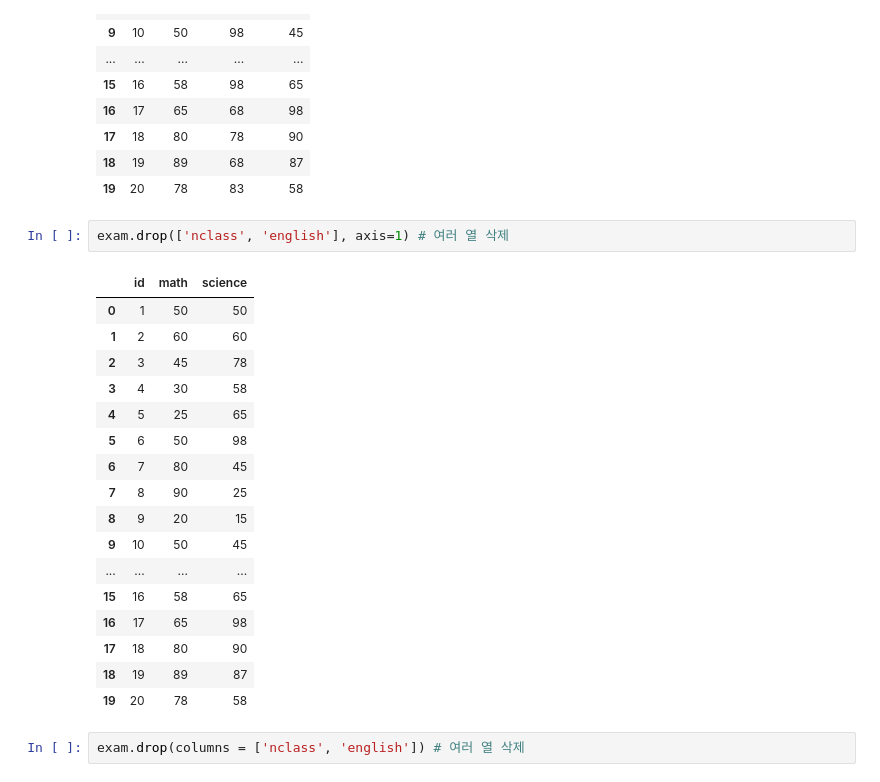
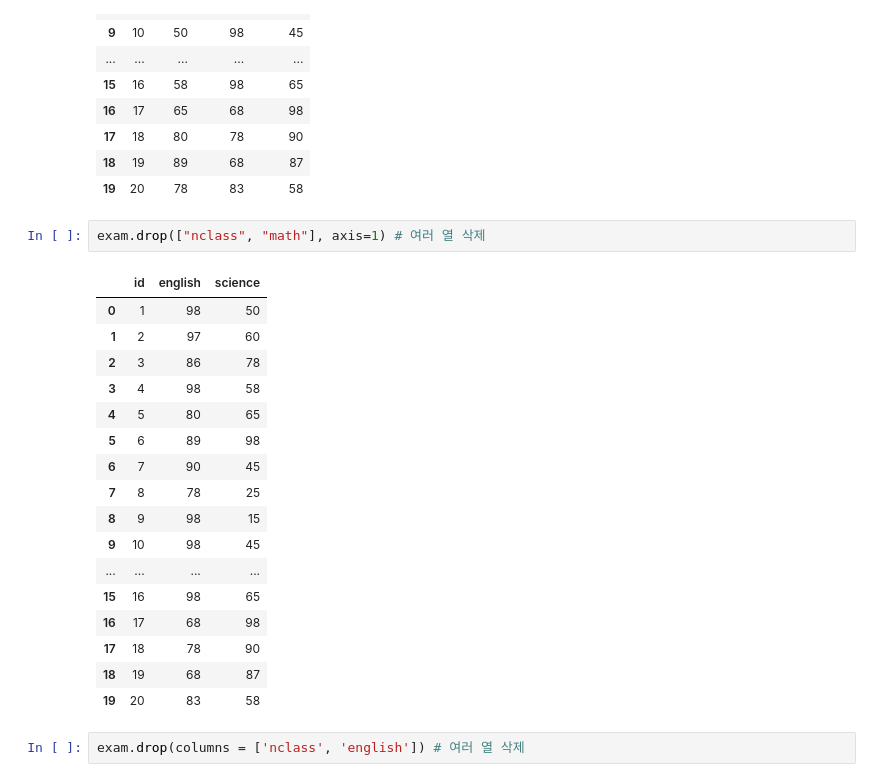
Before and after one commit to ai7dnn/2024-1-my-BDA, a Jupyter notebook: inclass/04w_lect_ch06_dataframe_handling.ipynb, the cells around one changed output. Drawn from its saved outputs; the diff is of its cells as text.

```diff
--- a/inclass/04w_lect_ch06_dataframe_handling.ipynb
+++ b/inclass/04w_lect_ch06_dataframe_handling.ipynb
@@ -1001,25 +1009,25 @@ exam.drop(labels='nclass', axis=1) # 열 삭제, labels= , axis=1
 | 18 | 19 | 89 | 68 | 87 |
 | 19 | 20 | 78 | 83 | 58 |
 # %%
-exam.drop(['nclass', 'english'], axis=1) # 여러 열 삭제
+exam.drop(["nclass", "math"], axis=1) # 여러 열 삭제
 # %% [output]
-|  | id | math | science |
-| 0 | 1 | 50 | 50 |
-| 1 | 2 | 60 | 60 |
-| 2 | 3 | 45 | 78 |
-| 3 | 4 | 30 | 58 |
-| 4 | 5 | 25 | 65 |
-| 5 | 6 | 50 | 98 |
-| 6 | 7 | 80 | 45 |
-| 7 | 8 | 90 | 25 |
-| 8 | 9 | 20 | 15 |
-| 9 | 10 | 50 | 45 |
+|  | id | english | science |
+| 0 | 1 | 98 | 50 |
+| 1 | 2 | 97 | 60 |
+| 2 | 3 | 86 | 78 |
+| 3 | 4 | 98 | 58 |
+| 4 | 5 | 80 | 65 |
+| 5 | 6 | 89 | 98 |
+| 6 | 7 | 90 | 45 |
+| 7 | 8 | 78 | 25 |
+| 8 | 9 | 98 | 15 |
+| 9 | 10 | 98 | 45 |
 | ... | ... | ... | ... |
-| 15 | 16 | 58 | 65 |
-| 16 | 17 | 65 | 98 |
-| 17 | 18 | 80 | 90 |
-| 18 | 19 | 89 | 87 |
-| 19 | 20 | 78 | 58 |
+| 15 | 16 | 98 | 65 |
+| 16 | 17 | 68 | 98 |
+| 17 | 18 | 78 | 90 |
+| 18 | 19 | 68 | 87 |
+| 19 | 20 | 83 | 58 |
 # %%
 exam.drop(columns = ['nclass', 'english']) # 여러 열 삭제
 # %% [output]
```
Also changed, not shown: parts of 6 cells of this notebook.
